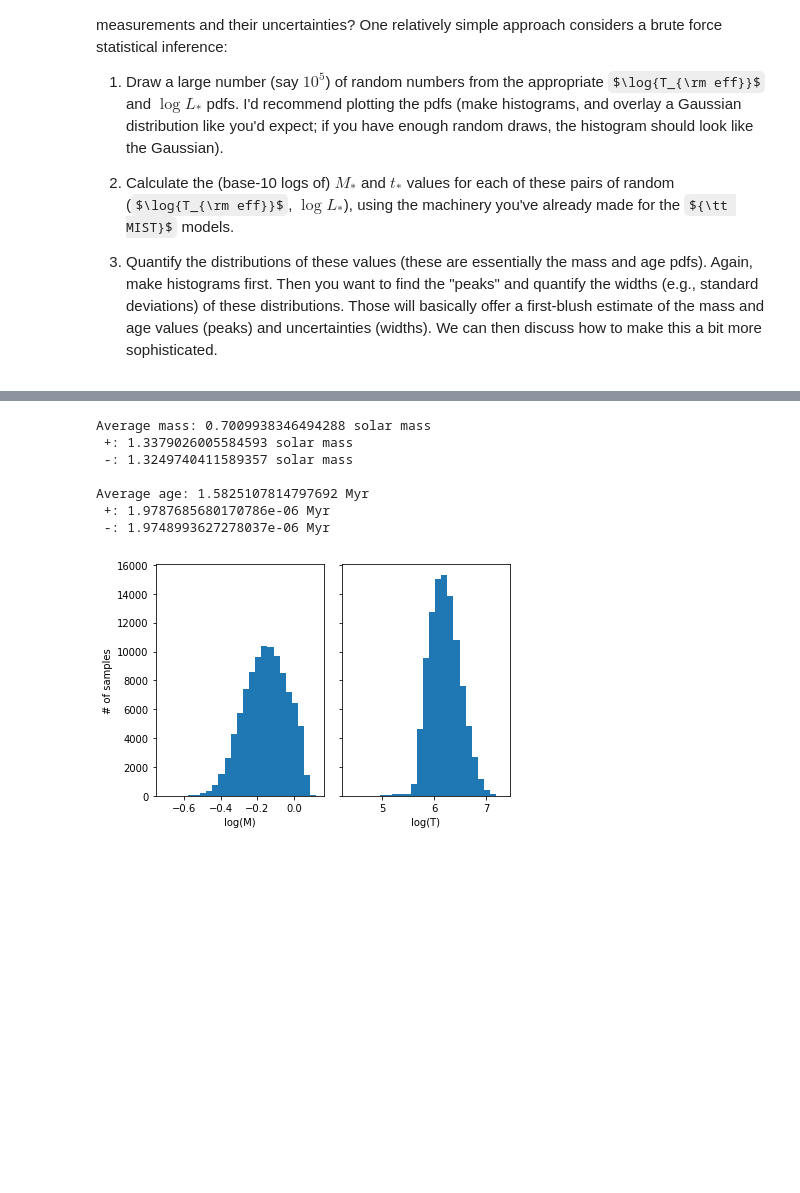
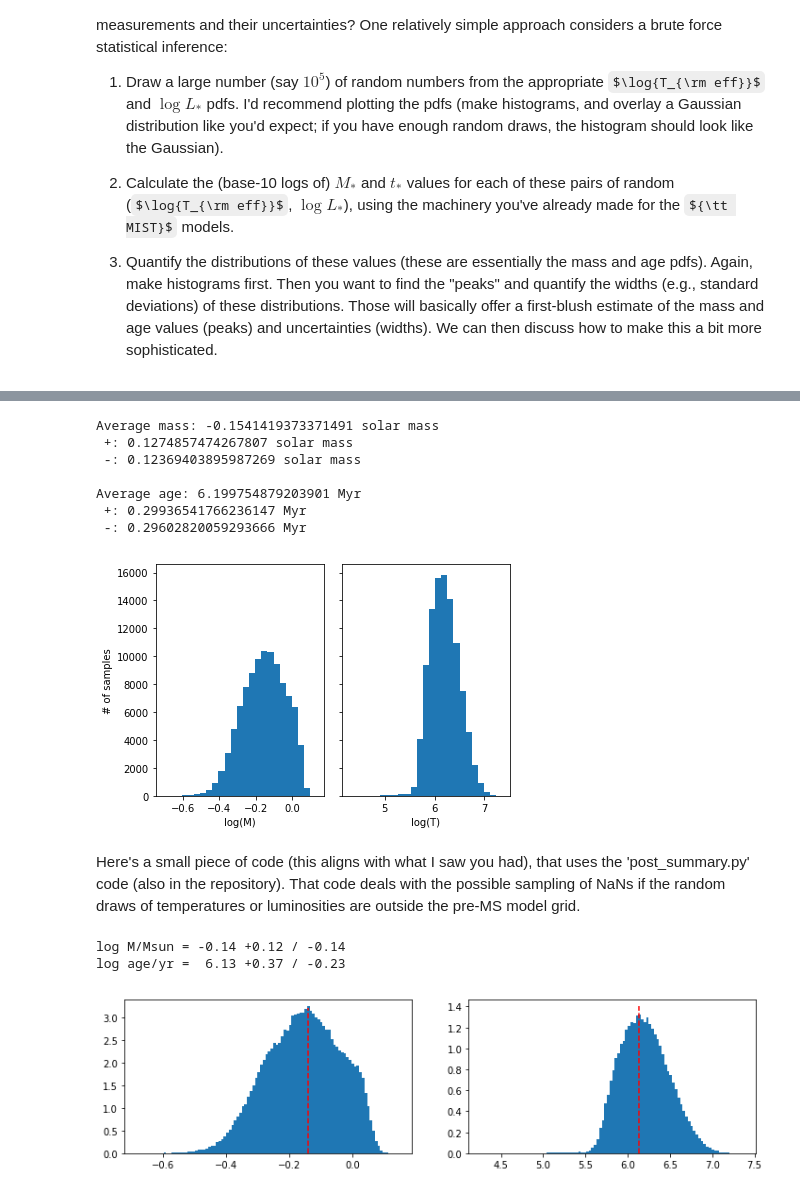
Before and after one commit to seanandrews/dyn-masses, a Jupyter notebook: notebooks/Justin's Notes/The HR Diagram.ipynb, the cells around one changed output, grey strips where cells are left out. Cells and saved outputs as stored; diff of their text form; code cells hidden in the pictures; some formulas as TeX source; blank space fills up the shorter version.

```diff
--- a/notebooks/Justin's Notes/The HR Diagram.ipynb
+++ b/notebooks/Justin's Notes/The HR Diagram.ipynb
@@ -706,19 +694,56 @@ massmean = np.mean(randmass_est)
 massup = np.percentile(randmass_est, 84)- massmean
 masslow = massmean - np.percentile(randmass_est, 16)
 
-print('Average mass: %s solar mass \n +: %s solar mass \n -: %s solar mass \n' % (10**massmean, 10**massup, 10**masslow))
+print('Average mass: %s solar mass \n +: %s solar mass \n -: %s solar mass \n' % (massmean, massup, masslow))
 
 lummean = np.mean(randage_est)
 lumup = np.percentile(randage_est, 84) - lummean
 lumlow = lummean - np.percentile(randage_est, 16)
 
-print('Average age: %s Myr \n +: %s Myr \n -: %s Myr \n' % (10**lummean/1e6, 10**lumup/1e6, 10**lumlow/1e6))
+print('Average age: %s Myr \n +: %s Myr \n -: %s Myr \n' % (lummean, lumup, lumlow))
 # %% [output]
-Average mass: 0.7009938346494288 solar mass
- +: 1.3379026005584593 solar mass
- -: 1.3249740411589357 solar mass
+Average mass: -0.1541419373371491 solar mass
+ +: 0.1274857474267807 solar mass
+ -: 0.12369403895987269 solar mass
 
-Average age: 1.5825107814797692 Myr
- +: 1.9787685680170786e-06 Myr
- -: 1.9748993627278037e-06 Myr
+Average age: 6.199754879203901 Myr
+ +: 0.29936541766236147 Myr
+ -: 0.29602820059293666 Myr
-[figure, old version]
+[figure, new version]
+# %% [markdown]
+Here's a small piece of code (this aligns with what I saw you had), that uses the 'post_summary.py' code (also in the repository).  That code deals with the possible sampling of NaNs if the random draws of temperatures or luminosities are outside the pre-MS model grid.
+# %%
+# quick MIST PDF analysis
+
+from post_summary import post_summary
+
+# draw random numbers for HRD parameters
+N = 100000
+p_logT = np.random.normal(3.609, 0.023, N)
+p_logL = np.random.normal(-0.095, 0.078, N)
+interp_points = np.column_stack((p_logT, p_logL))
+
+# do interpolation from MIST models (renaming variables here for simplicity later)
+MIST_points, MIST_M, MIST_age = points_MIST, values_M, values_t
+p_logM = griddata(MIST_points, MIST_M, interp_points, method='linear')
+p_logage = griddata(MIST_points, MIST_age, interp_points, method='linear')
+post_logM = post_summary(p_logM, prec=0.001)
+post_logt = post_summary(p_logage, prec=0.001)
+
+# plot histograms, overlaid with "peak" values measured by post_summary (as a sanity check)
+fig, axs = plt.subplots(ncols=2, figsize=(12, 3))
+ax = axs[0]
+ax.hist(p_logM, bins=100, density=True)
+ax.plot([post_logM[0], post_logM[0]], [0, 3.2], '--r')
+
+ax = axs[1]
+ax.hist(p_logage, bins=100, density=True)
+ax.plot([post_logt[0], post_logt[0]], [0, 1.4], '--r')
+
+# print out inferred mass and age summaries
+print('log M/Msun = %.2f +%.2f / -%.2f' % post_logM)
+print('log age/yr =  %.2f +%.2f / -%.2f' % post_logt)
+# %% [output]
+log M/Msun = -0.14 +0.12 / -0.14
+log age/yr =  6.13 +0.37 / -0.23
+[figure, added]
```
Also changed, not shown: parts of 9 cells of this notebook, 1 other file.
